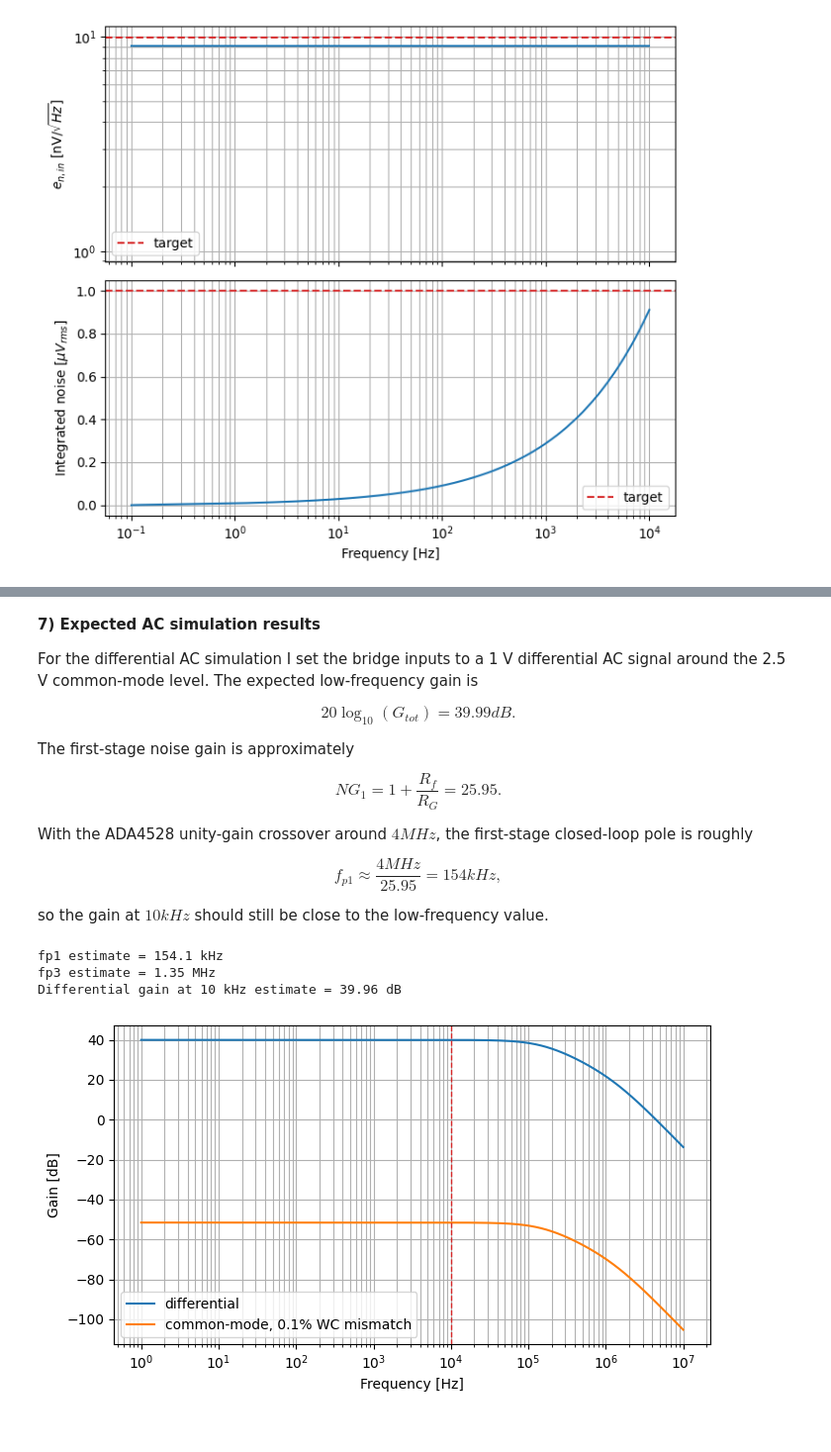
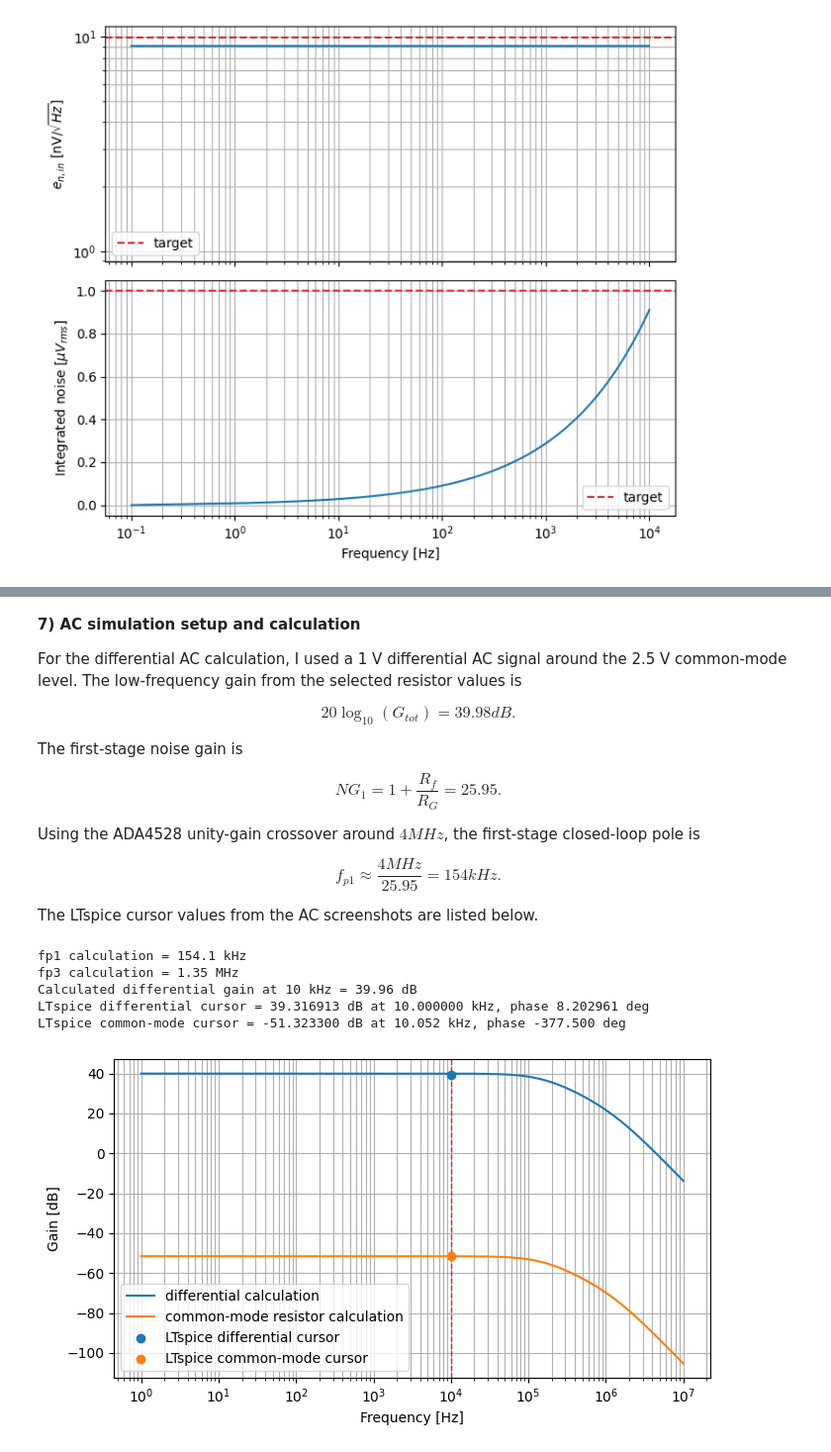
Before and after one commit to xhr66668888/EE533, a Jupyter notebook: Final Project/Project_Phase1.ipynb, the cells around one changed output, grey strips where cells are left out. Shown at 99% size. Saved outputs shown, nothing was run; the diff lists cells and outputs as text; code cells hidden in the pictures.

```diff
--- a/Final Project/Project_Phase1.ipynb
+++ b/Final Project/Project_Phase1.ipynb
@@ -429,52 +472,65 @@ The submitted LTspice screenshot shows the complete bridge Thevenin model, the t
 # %% [markdown]
-__7) Expected AC simulation results__
+__7) AC simulation setup and calculation__
 
-For the differential AC simulation I set the bridge inputs to a 1 V differential AC signal around the 2.5 V common-mode level. The expected low-frequency gain is
+For the differential AC calculation, I used a 1 V differential AC signal around the 2.5 V common-mode level. The low-frequency gain from the selected resistor values is
 
 $$
-20\log_{10}(G_{tot})=39.99dB.
+20\log_{10}(G_{tot})=39.98dB.
 $$
 
-The first-stage noise gain is approximately
+The first-stage noise gain is
 
 $$
 NG_1=1+\frac{R_f}{R_G}=25.95.
 $$
 
-With the ADA4528 unity-gain crossover around $4MHz$, the first-stage closed-loop pole is roughly
+Using the ADA4528 unity-gain crossover around $4MHz$, the first-stage closed-loop pole is
 
 $$
-f_{p1}\approx\frac{4MHz}{25.95}=154kHz,
+f_{p1}\approx\frac{4MHz}{25.95}=154kHz.
 $$
 
-so the gain at $10kHz$ should still be close to the low-frequency value.
+The LTspice cursor values from the AC screenshots are listed below.
 # %%
 UGB = 4e6
 NG1 = 1 + Rfp/RG
 NG3 = 1 + G2
 fp1 = UGB/NG1
 fp3 = UGB/NG3
 f = np.logspace(0, 7, 1000)
 Ad = Gtot/np.sqrt(1+(f/fp1)**2)/np.sqrt(1+(f/fp3)**2)
 Acm_mag = Acm/np.sqrt(1+(f/fp1)**2)/np.sqrt(1+(f/fp3)**2)
 
-print(f"fp1 estimate = {fp1/1e3:.1f} kHz")
-print(f"fp3 estimate = {fp3/1e6:.2f} MHz")
-print(f"Differential gain at 10 kHz estimate = {20*np.log10(np.interp(1e4, f, Ad)):.2f} dB")
+ltspice_diff_freq = 10.0e3
+ltspice_diff_gain_db = 39.316913
+ltspice_diff_phase_deg = 8.202961
+ltspice_cm_freq = 10.051761e3
+ltspice_cm_gain_db = -51.3233
+ltspice_cm_phase_deg = -377.50014
+
+print(f"fp1 calculation = {fp1/1e3:.1f} kHz")
+print(f"fp3 calculation = {fp3/1e6:.2f} MHz")
+print(f"Calculated differential gain at 10 kHz = {20*np.log10(np.interp(1e4, f, Ad)):.2f} dB")
+print(f"LTspice differential cursor = {ltspice_diff_gain_db:.6f} dB at {ltspice_diff_freq/1e3:.6f} kHz, phase {ltspice_diff_phase_deg:.6f} deg")
+print(f"LTspice common-mode cursor = {ltspice_cm_gain_db:.6f} dB at {ltspice_cm_freq/1e3:.3f} kHz, phase {ltspice_cm_phase_deg:.3f} deg")
 
 fig, ax = plt.subplots(figsize=(7, 4))
-ax.semilogx(f, 20*np.log10(Ad), label="differential")
-ax.semilogx(f, 20*np.log10(Acm_mag), label="common-mode, 0.1% WC mismatch")
+ax.semilogx(f, 20*np.log10(Ad), label="differential calculation")
+ax.semilogx(f, 20*np.log10(Acm_mag), label="common-mode resistor calculation")
+ax.scatter([ltspice_diff_freq], [ltspice_diff_gain_db], color="tab:blue", zorder=3, label="LTspice differential cursor")
+ax.scatter([ltspice_cm_freq], [ltspice_cm_gain_db], color="tab:orange", zorder=3, label="LTspice common-mode cursor")
 ax.axvline(10e3, color="tab:red", linestyle="--", linewidth=1)
 ax.set_xlabel("Frequency [Hz]")
 ax.set_ylabel("Gain [dB]")
 ax.grid(True, which="both")
 ax.legend()
 plt.tight_layout()
 plt.show()
 # %% [output]
-fp1 estimate = 154.1 kHz
-fp3 estimate = 1.35 MHz
-Differential gain at 10 kHz estimate = 39.96 dB
+fp1 calculation = 154.1 kHz
+fp3 calculation = 1.35 MHz
+Calculated differential gain at 10 kHz = 39.96 dB
+LTspice differential cursor = 39.316913 dB at 10.000000 kHz, phase 8.202961 deg
+LTspice common-mode cursor = -51.323300 dB at 10.052 kHz, phase -377.500 deg
-[figure, old version]
+[figure, new version]
 # %% [markdown]
```
Also changed, not shown: parts of 16 cells of this notebook, 54 other files.
